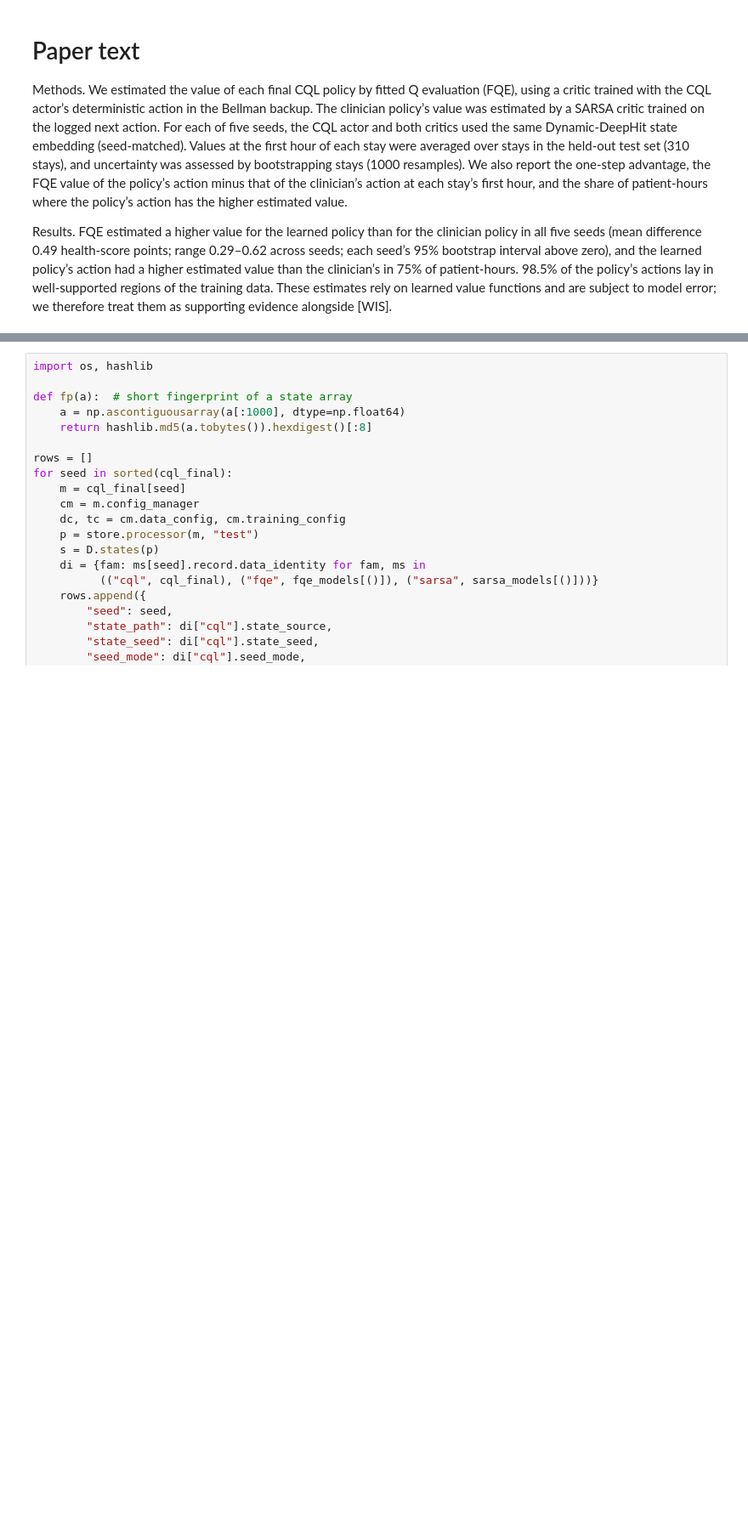
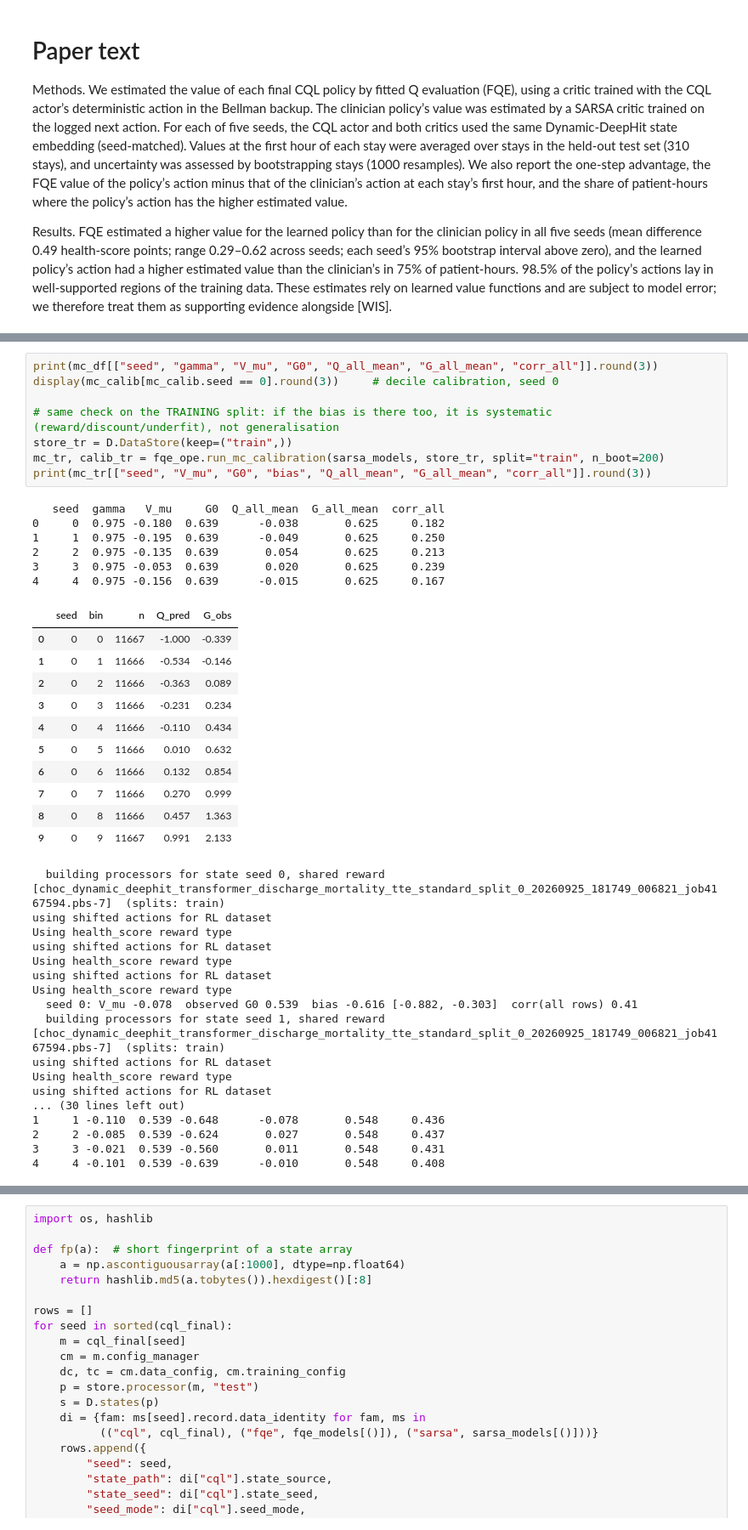
Before and after one commit to jakeormond/ai_clinician_pediatric_rl, a Jupyter notebook: src/rl/evaluate_fqe_final_seeds.ipynb, the cells around one changed output, grey strips where cells are left out. Shown at 85% size. Drawn from its saved outputs; the diff is of its cells as text; blank space fills up the shorter version.

```diff
--- a/src/rl/evaluate_fqe_final_seeds.ipynb
+++ b/src/rl/evaluate_fqe_final_seeds.ipynb
@@ -180,0 +202,43 @@ Results. FQE estimated a higher value for the learned policy than for the clinic
+# %%
+print(mc_df[["seed", "gamma", "V_mu", "G0", "Q_all_mean", "G_all_mean", "corr_all"]].round(3))
+display(mc_calib[mc_calib.seed == 0].round(3))     # decile calibration, seed 0
+
+# same check on the TRAINING split: if the bias is there too, it is systematic (reward/discount/underfit), not generalisation
+store_tr = D.DataStore(keep=("train",))
+mc_tr, calib_tr = fqe_ope.run_mc_calibration(sarsa_models, store_tr, split="train", n_boot=200)
+print(mc_tr[["seed", "V_mu", "G0", "bias", "Q_all_mean", "G_all_mean", "corr_all"]].round(3))
+# %% [output]
+   seed  gamma   V_mu     G0  Q_all_mean  G_all_mean  corr_all
+0     0  0.975 -0.180  0.639      -0.038       0.625     0.182
+1     1  0.975 -0.195  0.639      -0.049       0.625     0.250
+2     2  0.975 -0.135  0.639       0.054       0.625     0.213
+3     3  0.975 -0.053  0.639       0.020       0.625     0.239
+4     4  0.975 -0.156  0.639      -0.015       0.625     0.167
+|  | seed | bin | n | Q_pred | G_obs |
+| 0 | 0 | 0 | 11667 | -1.000 | -0.339 |
+| 1 | 0 | 1 | 11666 | -0.534 | -0.146 |
+| 2 | 0 | 2 | 11666 | -0.363 | 0.089 |
+| 3 | 0 | 3 | 11666 | -0.231 | 0.234 |
+| 4 | 0 | 4 | 11666 | -0.110 | 0.434 |
+| 5 | 0 | 5 | 11666 | 0.010 | 0.632 |
+| 6 | 0 | 6 | 11666 | 0.132 | 0.854 |
+| 7 | 0 | 7 | 11666 | 0.270 | 0.999 |
+| 8 | 0 | 8 | 11666 | 0.457 | 1.363 |
+| 9 | 0 | 9 | 11667 | 0.991 | 2.133 |
+  building processors for state seed 0, shared reward [choc_dynamic_deephit_transformer_discharge_mortality_tte_standard_split_0_20260925_181749_006821_job4167594.pbs-7]  (splits: train)
+using shifted actions for RL dataset
+Using health_score reward type
+using shifted actions for RL dataset
+Using health_score reward type
+using shifted actions for RL dataset
+Using health_score reward type
+  seed 0: V_mu -0.078  observed G0 0.539  bias -0.616 [-0.882, -0.303]  corr(all rows) 0.41
+  building processors for state seed 1, shared reward [choc_dynamic_deephit_transformer_discharge_mortality_tte_standard_split_0_20260925_181749_006821_job4167594.pbs-7]  (splits: train)
+using shifted actions for RL dataset
+Using health_score reward type
+using shifted actions for RL dataset
+... (30 lines left out)
+1     1 -0.110  0.539 -0.648      -0.078       0.548     0.436
+2     2 -0.085  0.539 -0.624       0.027       0.548     0.437
+3     3 -0.021  0.539 -0.560       0.011       0.548     0.431
+4     4 -0.101  0.539 -0.639      -0.010       0.548     0.408
```
Also changed, not shown: parts of 8 cells of this notebook, 2 other files.
